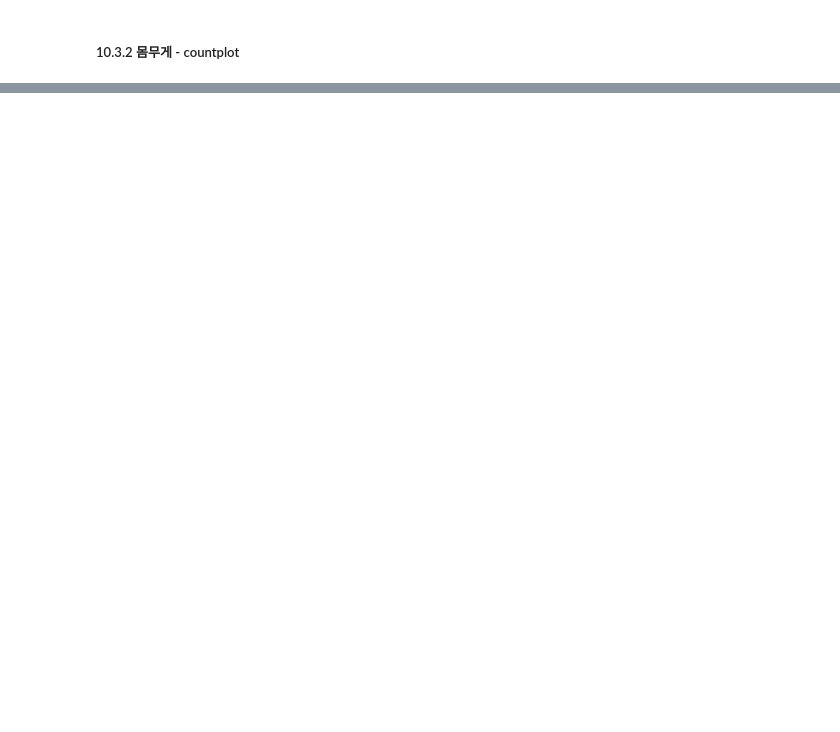
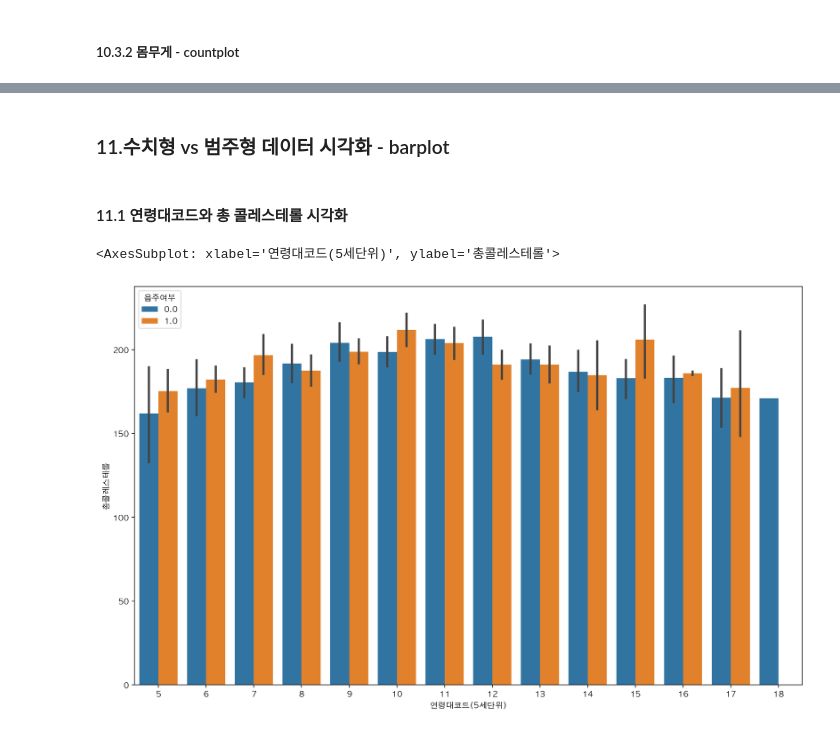
Before and after one commit to Minsoo0405/pythonbasic, a Jupyter notebook: coaching_study/coaching_study_3week.ipynb, the cells around one changed output, grey strips where cells are left out. Cells and saved outputs as stored; diff of their text form; code cells hidden in the pictures; blank space fills up the shorter version.

```diff
--- a/coaching_study/coaching_study_3week.ipynb
+++ b/coaching_study/coaching_study_3week.ipynb
@@ -355,0 +356,11 @@ sns.countplot(data=df, x='체중(5Kg 단위)', hue='음주여부')
+# %% [markdown]
+### 11.수치형 vs 범주형 데이터 시각화 - barplot
+# %% [markdown]
+#### 11.1 연령대코드와 총 콜레스테롤 시각화
+# %%
+# hue='음주여부'
+plt.figure(figsize=(15,9))
+sns.barplot(data=df_sample, x='연령대코드(5세단위)', y='총콜레스테롤', hue='음주여부')
+# %% [output]
+<AxesSubplot: xlabel='연령대코드(5세단위)', ylabel='총콜레스테롤'>
+[figure, added]
```
Also changed, not shown: parts of 9 cells of this notebook, 1 other file.
